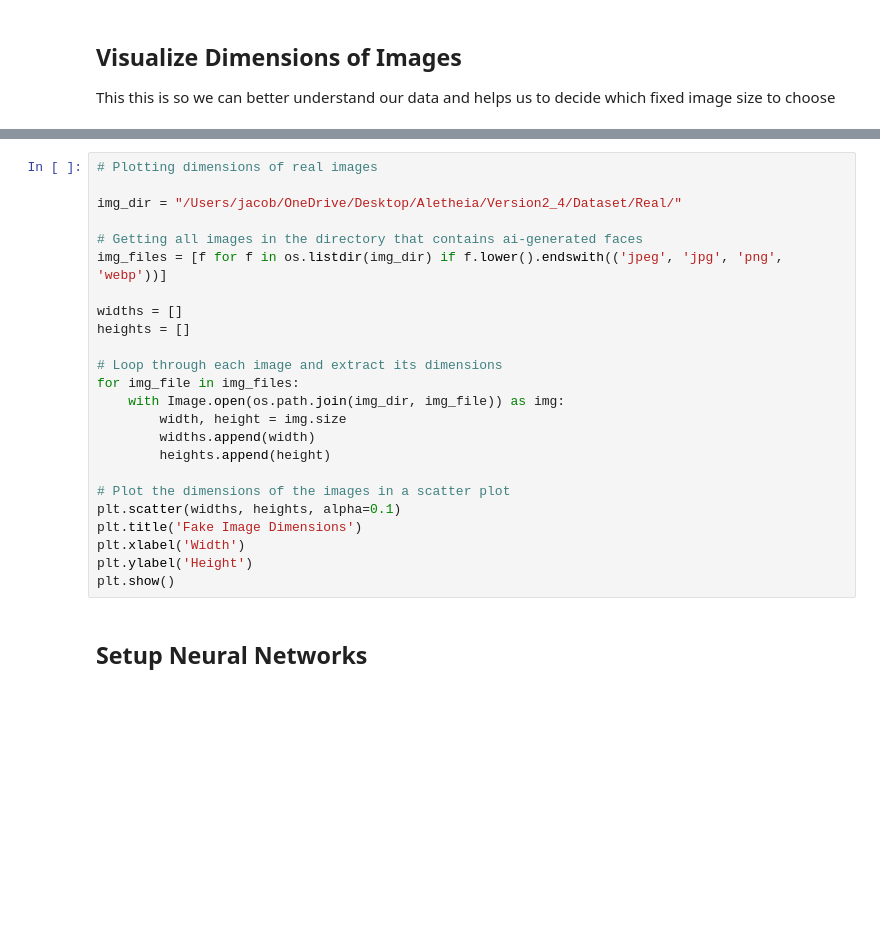
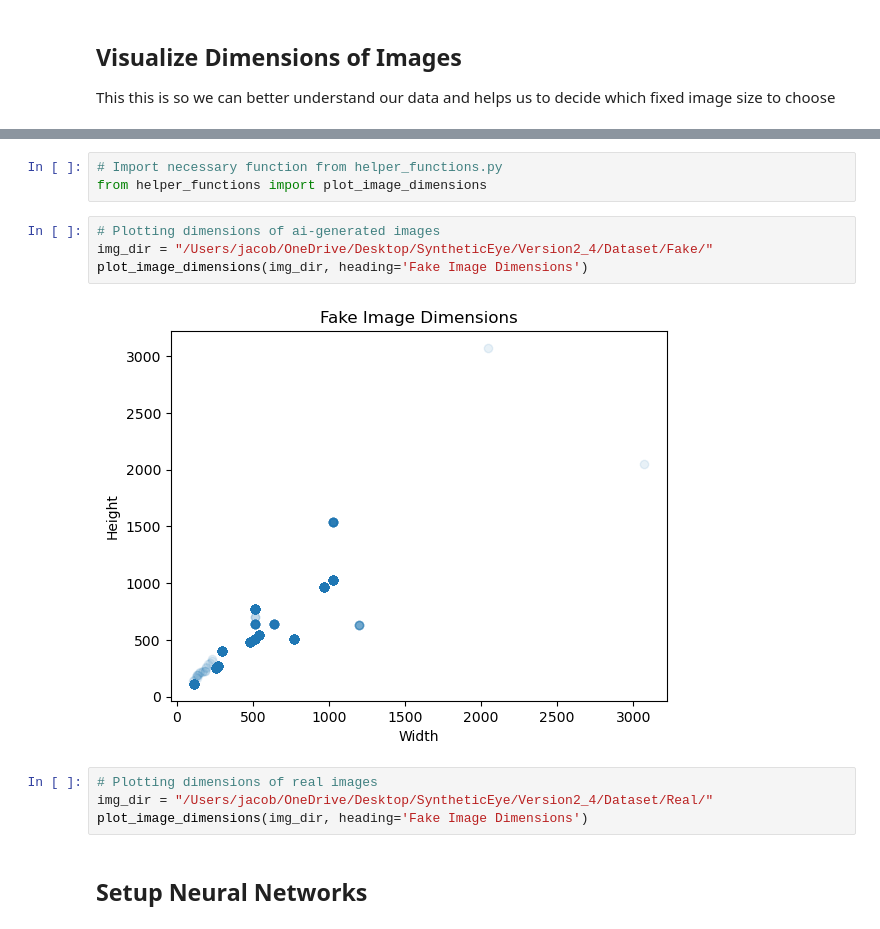
Before and after one commit to JacobHeldt/SyntheticEye, a Jupyter notebook: notebooks/aletheia.ipynb, the cells around one changed output, grey strips where cells are left out. Saved outputs shown, nothing was run; the diff lists cells and outputs as text; blank space fills up the shorter version.

Commit message:
Move plotting of images to helper functions

```diff
--- a/notebooks/aletheia.ipynb
+++ b/notebooks/aletheia.ipynb
@@ -78,27 +54,16 @@ plt.show()
-# %%
-# Plotting dimensions of real images
-
-img_dir = "/Users/jacob/OneDrive/Desktop/Aletheia/Version2_4/Dataset/Real/"
-
-# Getting all images in the directory that contains ai-generated faces
-img_files = [f for f in os.listdir(img_dir) if f.lower().endswith(('jpeg', 'jpg', 'png', 'webp'))]
-
-widths = []
-heights = []
-
-# Loop through each image and extract its dimensions
-for img_file in img_files:
-    with Image.open(os.path.join(img_dir, img_file)) as img:
-        width, height = img.size
-        widths.append(width)
-        heights.append(height)
-
-# Plot the dimensions of the images in a scatter plot
-plt.scatter(widths, heights, alpha=0.1)
-plt.title('Fake Image Dimensions')
-plt.xlabel('Width')
-plt.ylabel('Height')
-plt.show()
+# %%
+# Import necessary function from helper_functions.py
+from helper_functions import plot_image_dimensions
+# %%
+# Plotting dimensions of ai-generated images
+img_dir = "/Users/jacob/OneDrive/Desktop/SyntheticEye/Version2_4/Dataset/Fake/"
+plot_image_dimensions(img_dir, heading='Fake Image Dimensions')
+# %% [output]
+[figure, added]
+# %%
+# Plotting dimensions of real images
+img_dir = "/Users/jacob/OneDrive/Desktop/SyntheticEye/Version2_4/Dataset/Real/"
+plot_image_dimensions(img_dir, heading='Fake Image Dimensions')
 # %% [markdown]
 ## Setup Neural Networks
 # %%
```
Also changed, not shown: parts of 7 cells of this notebook, 3 other files.
